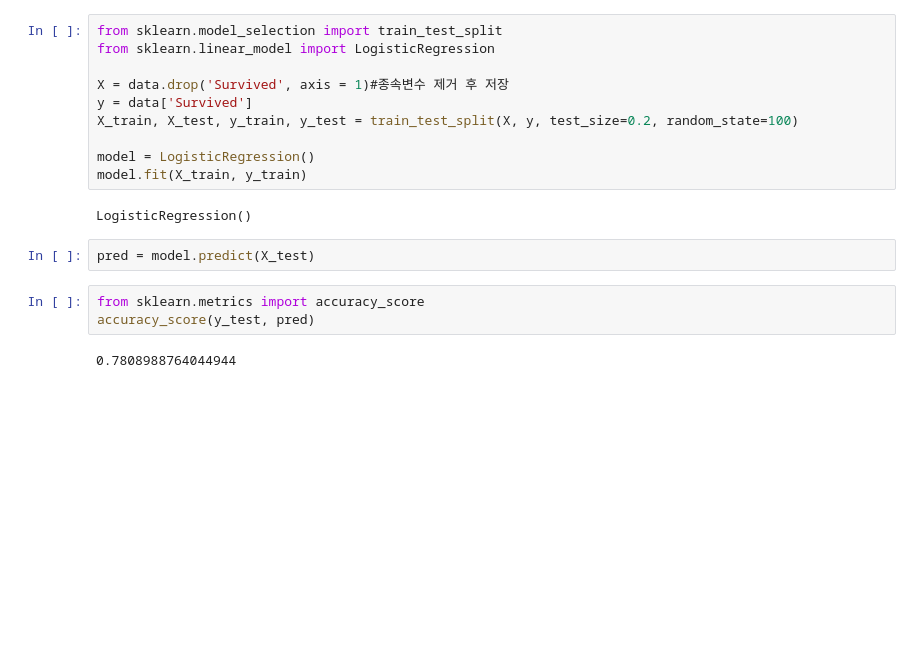
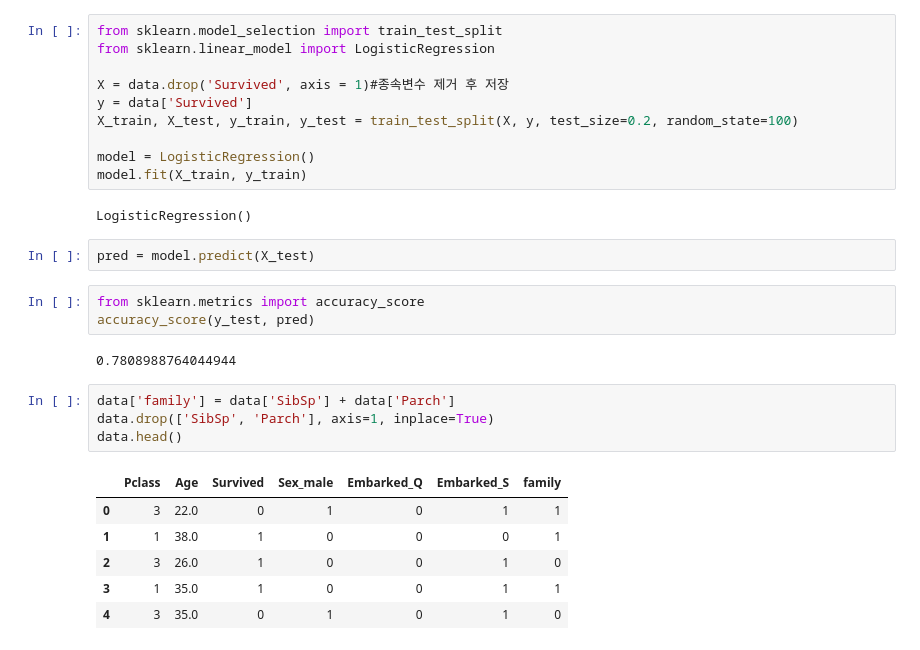
Before and after one commit to ash-hun/my_nlp_research, a Jupyter notebook: 2. Must Have Top10 Algorithm in ML/02 Logistic Regression/Predict titanic.ipynb, the cells around one changed output. Saved outputs shown, nothing was run; the diff lists cells and outputs as text; blank space fills up the shorter version.

```diff
--- a/2. Must Have Top10 Algorithm in ML/02 Logistic Regression/Predict titanic.ipynb
+++ b/2. Must Have Top10 Algorithm in ML/02 Logistic Regression/Predict titanic.ipynb
@@ -112,3 +112,14 @@ from sklearn.metrics import accuracy_score
 accuracy_score(y_test, pred)
 # %% [output]
 0.7808988764044944
+# %%
+data['family'] = data['SibSp'] + data['Parch']
+data.drop(['SibSp', 'Parch'], axis=1, inplace=True)
+data.head()
+# %% [output]
+|  | Pclass | Age | Survived | Sex_male | Embarked_Q | Embarked_S | family |
+| 0 | 3 | 22.0 | 0 | 1 | 0 | 1 | 1 |
+| 1 | 1 | 38.0 | 1 | 0 | 0 | 0 | 1 |
+| 2 | 3 | 26.0 | 1 | 0 | 0 | 1 | 0 |
+| 3 | 1 | 35.0 | 1 | 0 | 0 | 1 | 1 |
+| 4 | 3 | 35.0 | 0 | 1 | 0 | 1 | 0 |
```
Also changed, not shown: parts of 1 cell of this notebook.
